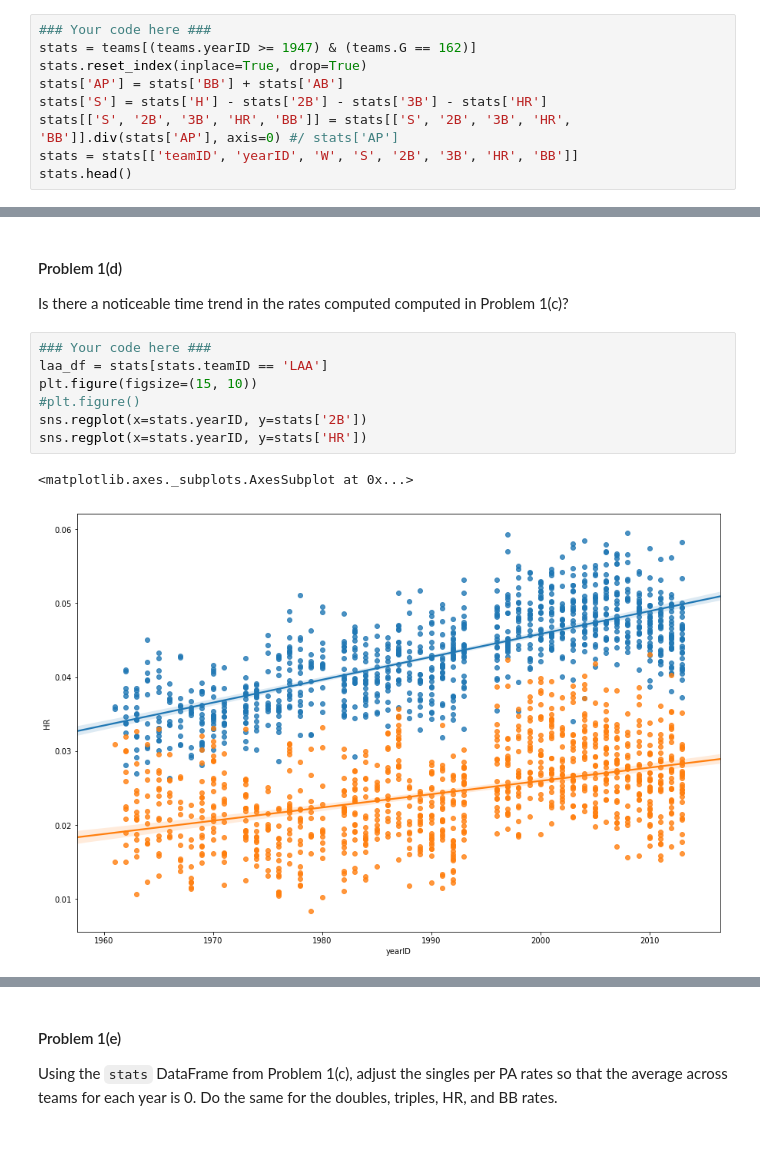
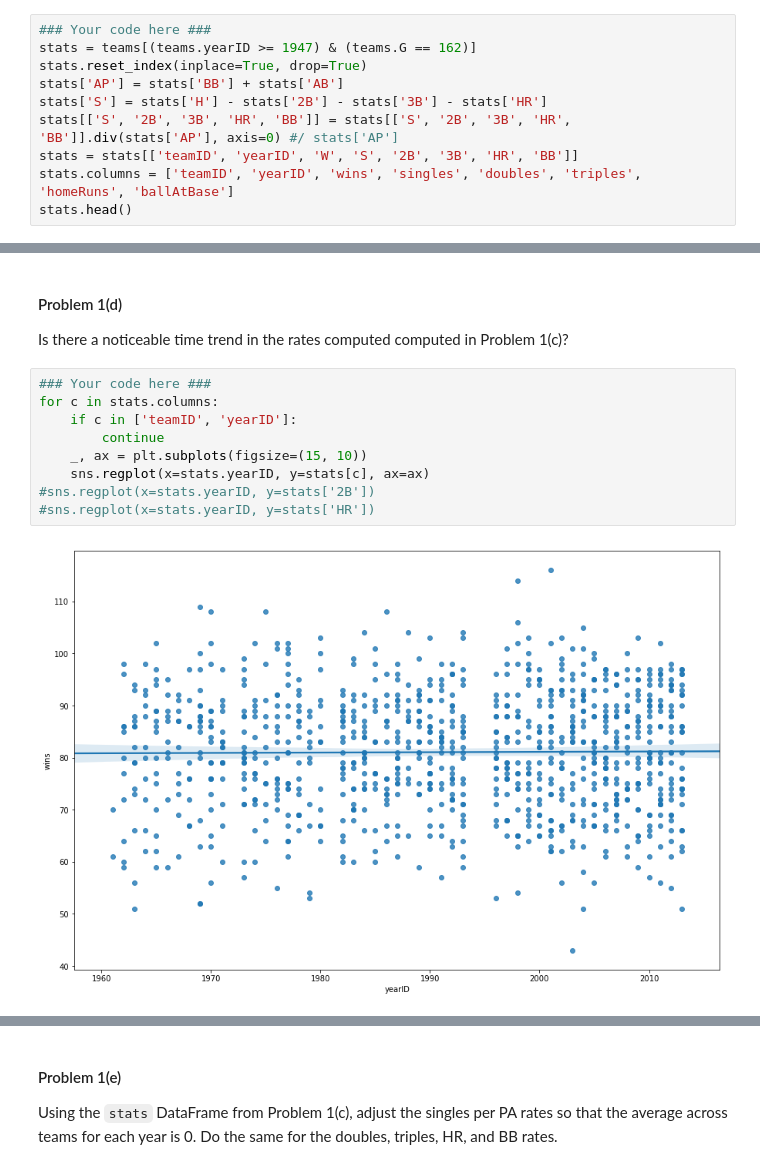
Before and after one commit to artgonline/2014, a Jupyter notebook: homework/HW3.ipynb, the cells around one changed output, grey strips where cells are left out. Cells and saved outputs as stored; diff of their text form; blank space fills up the shorter version.

```diff
--- a/homework/HW3.ipynb
+++ b/homework/HW3.ipynb
@@ -123,6 +123,7 @@ stats['AP'] = stats['BB'] + stats['AB']
 stats['S'] = stats['H'] - stats['2B'] - stats['3B'] - stats['HR']
 stats[['S', '2B', '3B', 'HR', 'BB']] = stats[['S', '2B', '3B', 'HR', 'BB']].div(stats['AP'], axis=0) #/ stats['AP']
 stats = stats[['teamID', 'yearID', 'W', 'S', '2B', '3B', 'HR', 'BB']]
+stats.columns = ['teamID', 'yearID', 'wins', 'singles', 'doubles', 'triples', 'homeRuns', 'ballAtBase']
 stats.head()
 # %% [output]
 A value is trying to be set on a copy of a slice from a DataFrame.
@@ -152,11 +153,12 @@ See the caveats in the documentation: http://pandas.pydata.org/pandas-docs/stabl
 Is there a noticeable time trend in the rates computed computed in Problem 1(c)?
 # %%
 ### Your code here ###
-laa_df = stats[stats.teamID == 'LAA']
-plt.figure(figsize=(15, 10))
-#plt.figure()
-sns.regplot(x=stats.yearID, y=stats['2B'])
-sns.regplot(x=stats.yearID, y=stats['HR'])
+for c in stats.columns:
+    if c in ['teamID', 'yearID']:
+        continue
+    _, ax = plt.subplots(figsize=(15, 10))
+    sns.regplot(x=stats.yearID, y=stats[c], ax=ax)
+#sns.regplot(x=stats.yearID, y=stats['2B'])
+#sns.regplot(x=stats.yearID, y=stats['HR'])
 # %% [output]
-<matplotlib.axes._subplots.AxesSubplot at 0x...>
-[figure, old version]
+[figure, new version]
```
Also changed, not shown: parts of 4 cells of this notebook.
